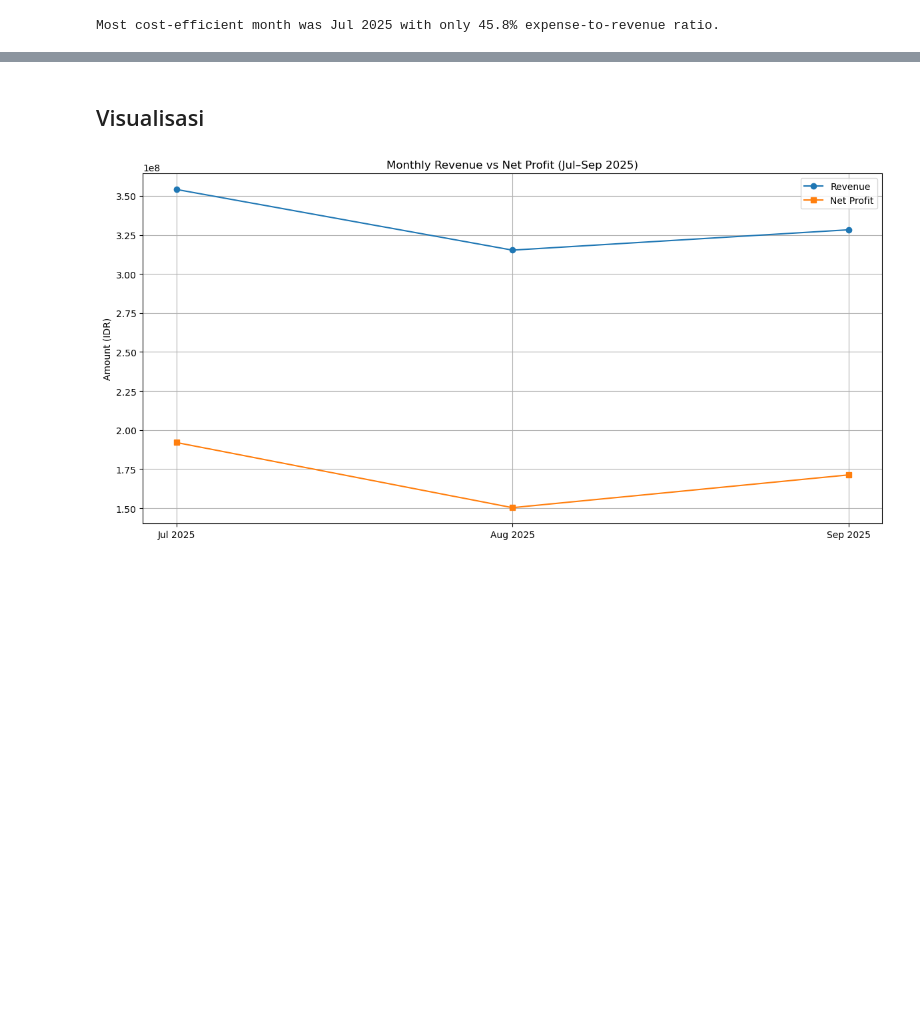
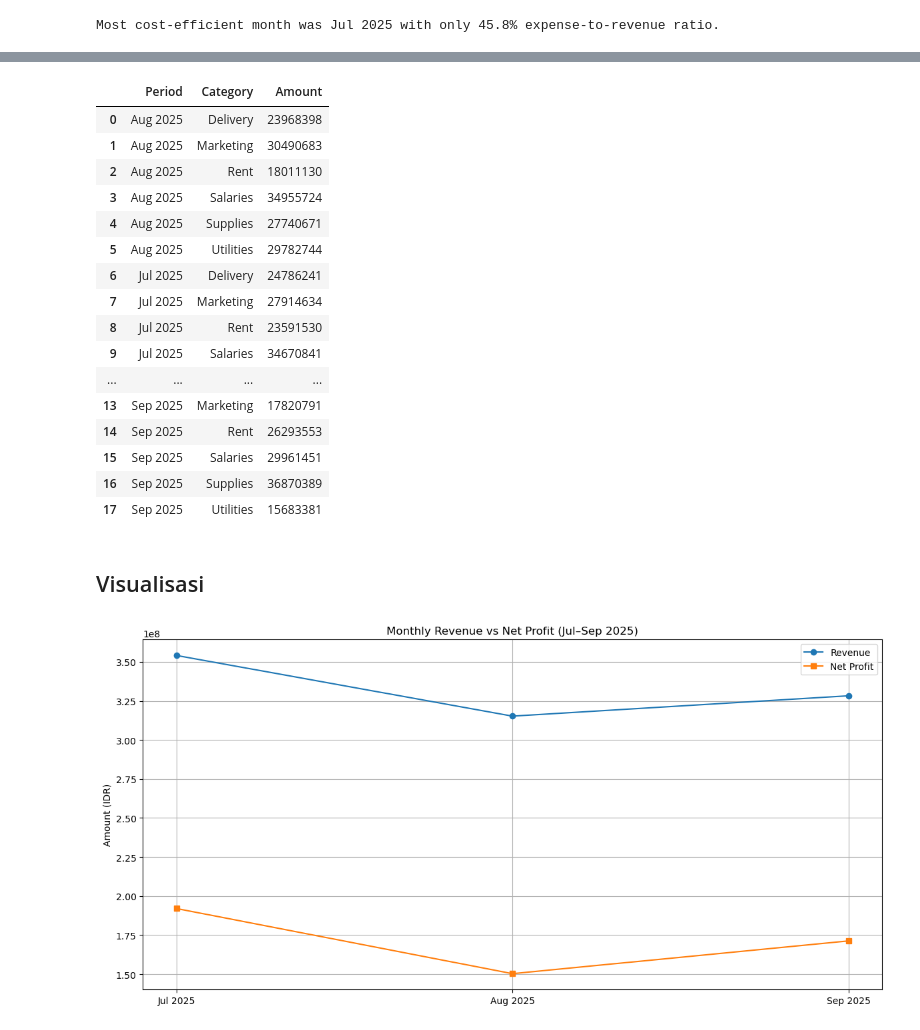
Before and after one commit to azizp128/financial-management-dashboard, a Jupyter notebook: notebook.ipynb, the cells around one changed output, grey strips where cells are left out. Saved outputs shown, nothing was run; the diff lists cells and outputs as text; code cells hidden in the pictures; blank space fills up the shorter version.

```diff
--- a/notebook.ipynb
+++ b/notebook.ipynb
@@ -589,0 +711,4 @@ Most cost-efficient month was Jul 2025 with only 45.8% expense-to-revenue ratio.
+# %%
+opex_data = transactions_merged[transactions_merged['AccountType'] == 'OPEX'].copy()
+opex_data['Amount'] = abs(opex_data['Amount'])
+opex_data.sample(5)
@@ -590,3 +722,24 @@ Most cost-efficient month was Jul 2025 with only 45.8% expense-to-revenue ratio.
+# %%
+opex_by_category = opex_data.groupby(['Period', 'Category'])['Amount'].sum().reset_index()
+opex_by_category
+# %% [output]
+|  | Period | Category | Amount |
+| 0 | Aug 2025 | Delivery | 23968398 |
+| 1 | Aug 2025 | Marketing | 30490683 |
+| 2 | Aug 2025 | Rent | 18011130 |
+| 3 | Aug 2025 | Salaries | 34955724 |
+| 4 | Aug 2025 | Supplies | 27740671 |
+| 5 | Aug 2025 | Utilities | 29782744 |
+| 6 | Jul 2025 | Delivery | 24786241 |
+| 7 | Jul 2025 | Marketing | 27914634 |
+| 8 | Jul 2025 | Rent | 23591530 |
+| 9 | Jul 2025 | Salaries | 34670841 |
+| ... | ... | ... | ... |
+| 13 | Sep 2025 | Marketing | 17820791 |
+| 14 | Sep 2025 | Rent | 26293553 |
+| 15 | Sep 2025 | Salaries | 29961451 |
+| 16 | Sep 2025 | Supplies | 36870389 |
+| 17 | Sep 2025 | Utilities | 15683381 |
 # %% [markdown]
 ## Visualisasi
 # %%
```
Also changed, not shown: parts of 43 cells of this notebook, 2 other files.
